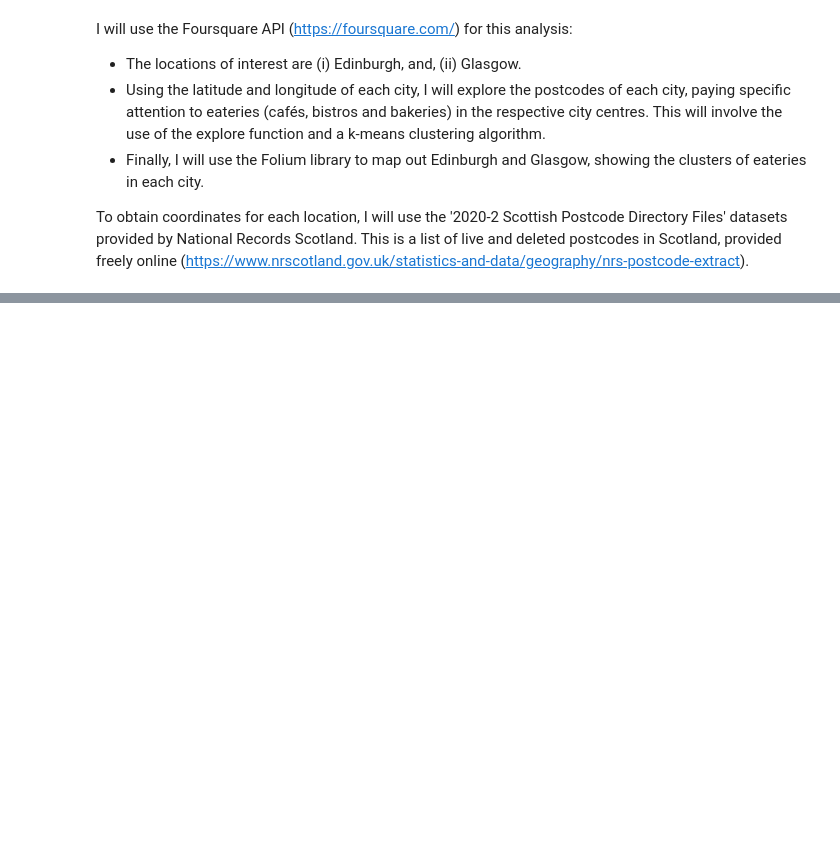
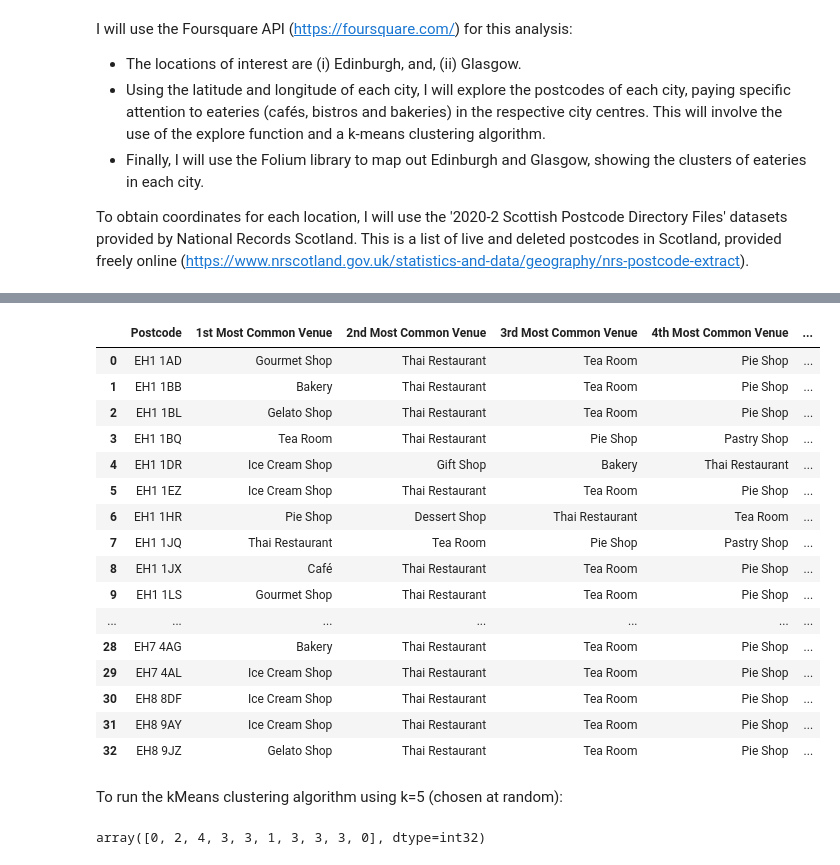
Before and after one commit to lolater/Coursera_Capstone, a Jupyter notebook: Coursera Capstone.ipynb, the cells around one changed output, grey strips where cells are left out. Saved outputs shown, nothing was run; the diff lists cells and outputs as text; code cells hidden in the pictures; blank space fills up the shorter version.

```diff
--- a/Coursera Capstone.ipynb
+++ b/Coursera Capstone.ipynb
@@ -24,0 +273,12 @@ To obtain coordinates for each location, I will use the '2020-2 Scottish Postcod
+# %%
+# one hot encoding
+edinburgh_onehot = pd.get_dummies(edinburgh_venues[['Venue Category']], prefix="", prefix_sep="")
+
+# add postcode column back to dataframe
+edinburgh_onehot['Postcode'] = edinburgh_venues['Postcode']
+
+# move postcode column to the first column
+fixed_columns = [edinburgh_onehot.columns[-1]] + list(edinburgh_onehot.columns[:-1])
+edinburgh_onehot = edinburgh_onehot[fixed_columns]
+
+edinburgh_onehot.head()
@@ -24,0 +292,3 @@ To obtain coordinates for each location, I will use the '2020-2 Scottish Postcod
+# %%
+edinburgh_grouped = edinburgh_onehot.groupby('Postcode').mean().reset_index()
+edinburgh_grouped.shape
@@ -24,0 +307,21 @@ To obtain coordinates for each location, I will use the '2020-2 Scottish Postcod
+# %%
+num_top_venues = 5
+
+indicators = ['st', 'nd', 'rd']
+
+# create columns according to number of top venues
+columns = ['Postcode']
+for ind in np.arange(num_top_venues):
+    try:
+        columns.append('{}{} Most Common Venue'.format(ind+1, indicators[ind]))
+    except:
+        columns.append('{}th Most Common Venue'.format(ind+1))
+
+# create a new dataframe
+postcodes_venues_sorted = pd.DataFrame(columns=columns)
+postcodes_venues_sorted['Postcode'] = edinburgh_grouped['Postcode']
+
+for ind in np.arange(edinburgh_grouped.shape[0]):
+    postcodes_venues_sorted.iloc[ind, 1:] = return_most_common_venues(edinburgh_grouped.iloc[ind, :], num_top_venues)
+
+postcodes_venues_sorted.head()
@@ -24,0 +335,36 @@ To obtain coordinates for each location, I will use the '2020-2 Scottish Postcod
+# %%
+postcodes_venues_sorted.reset_index(drop = True, inplace = True)
+postcodes_venues_sorted
+# %% [output]
+|  | Postcode | 1st Most Common Venue | 2nd Most Common Venue | 3rd Most Common Venue | 4th Most Common Venue | ... |
+| 0 | EH1 1AD | Gourmet Shop | Thai Restaurant | Tea Room | Pie Shop | ... |
+| 1 | EH1 1BB | Bakery | Thai Restaurant | Tea Room | Pie Shop | ... |
+| 2 | EH1 1BL | Gelato Shop | Thai Restaurant | Tea Room | Pie Shop | ... |
+| 3 | EH1 1BQ | Tea Room | Thai Restaurant | Pie Shop | Pastry Shop | ... |
+| 4 | EH1 1DR | Ice Cream Shop | Gift Shop | Bakery | Thai Restaurant | ... |
+| 5 | EH1 1EZ | Ice Cream Shop | Thai Restaurant | Tea Room | Pie Shop | ... |
+| 6 | EH1 1HR | Pie Shop | Dessert Shop | Thai Restaurant | Tea Room | ... |
+| 7 | EH1 1JQ | Thai Restaurant | Tea Room | Pie Shop | Pastry Shop | ... |
+| 8 | EH1 1JX | Café | Thai Restaurant | Tea Room | Pie Shop | ... |
+| 9 | EH1 1LS | Gourmet Shop | Thai Restaurant | Tea Room | Pie Shop | ... |
+| ... | ... | ... | ... | ... | ... | ... |
+| 28 | EH7 4AG | Bakery | Thai Restaurant | Tea Room | Pie Shop | ... |
+| 29 | EH7 4AL | Ice Cream Shop | Thai Restaurant | Tea Room | Pie Shop | ... |
+| 30 | EH8 8DF | Ice Cream Shop | Thai Restaurant | Tea Room | Pie Shop | ... |
+| 31 | EH8 9AY | Ice Cream Shop | Thai Restaurant | Tea Room | Pie Shop | ... |
+| 32 | EH8 9JZ | Gelato Shop | Thai Restaurant | Tea Room | Pie Shop | ... |
+# %% [markdown]
+To run the kMeans clustering algorithm using k=5 (chosen at random):
+# %%
+# set number of clusters
+kclusters = 5
+
+edinburgh_grouped_clustering = edinburgh_grouped.drop('Postcode', 1)
+
+# run k-means clustering
+kmeans = KMeans(n_clusters=kclusters, random_state=0).fit(edinburgh_grouped_clustering)
+
+# check cluster labels generated for each row in the dataframe
+kmeans.labels_[0:10]
+# %% [output]
+array([0, 2, 4, 3, 3, 1, 3, 3, 3, 0], dtype=int32)
```
Also changed, not shown: parts of 40 cells of this notebook.
